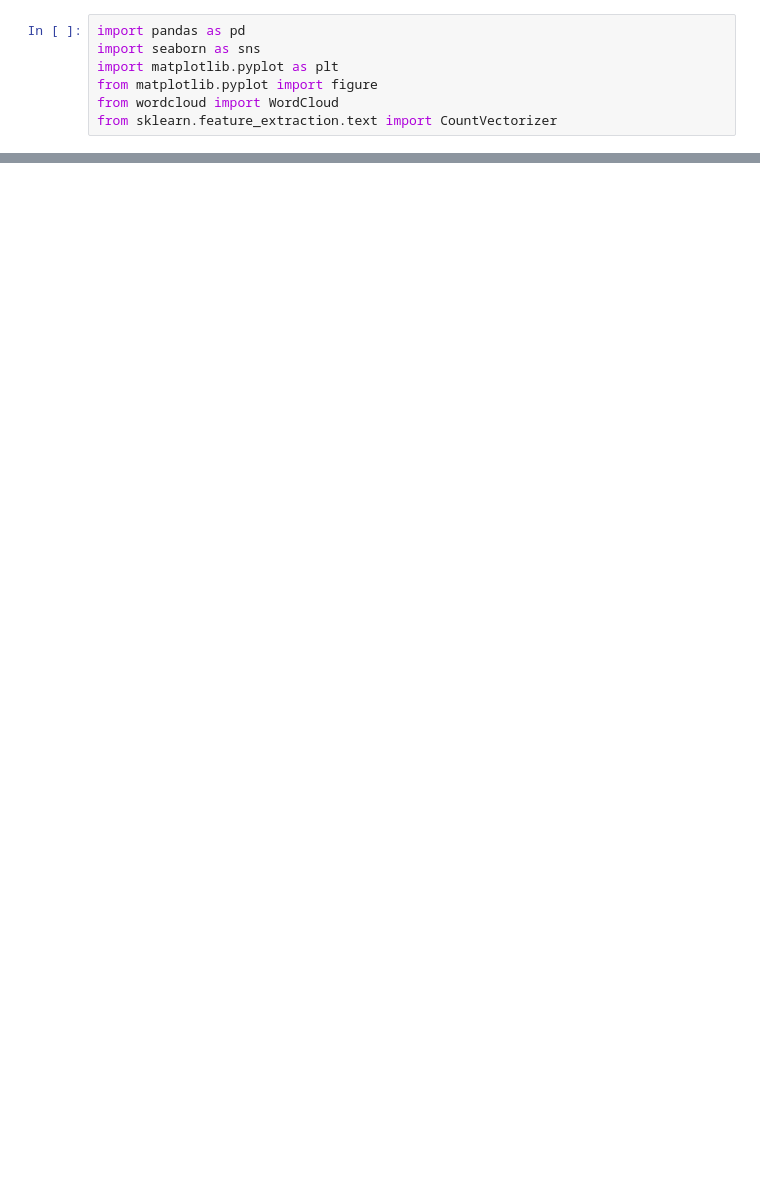
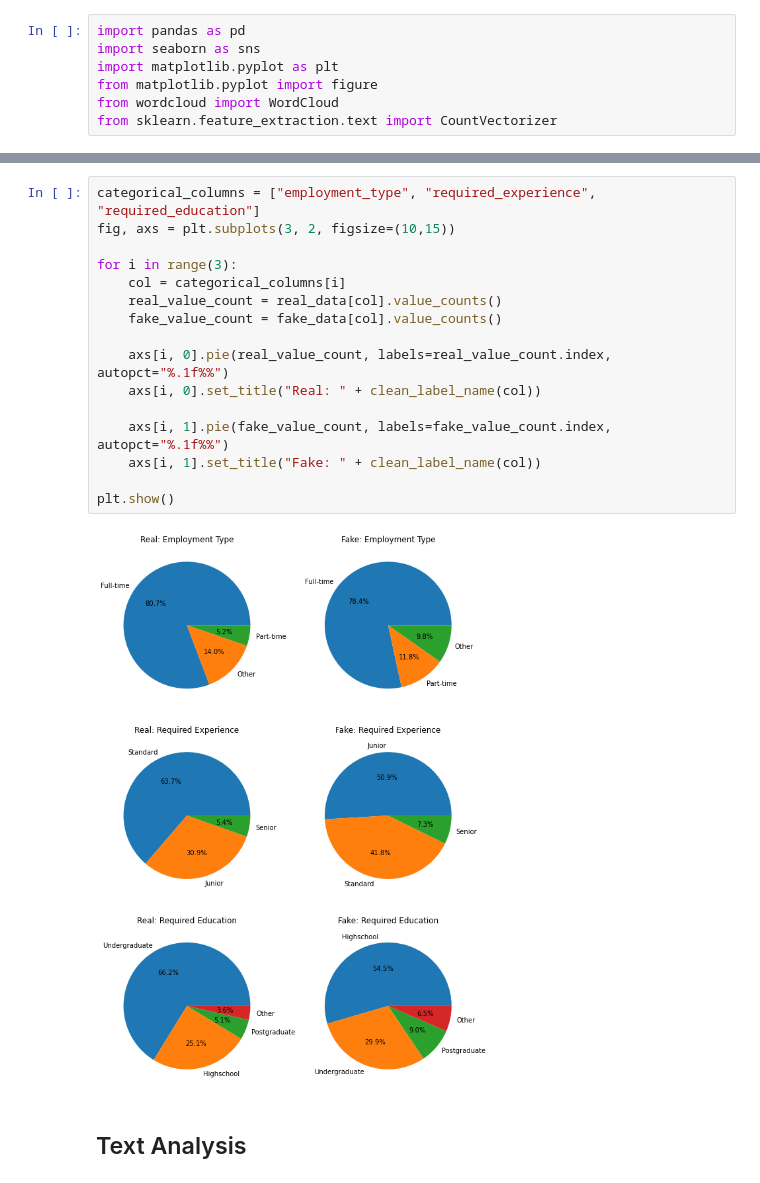
Before and after one commit to RodAli/fake-job-postings-analysis, a Jupyter notebook: Data_Visualization.ipynb, the cells around one changed output, grey strips where cells are left out. Drawn from its saved outputs; the diff is of its cells as text; blank space fills up the shorter version.

```diff
--- a/Data_Visualization.ipynb
+++ b/Data_Visualization.ipynb
@@ -53 +90,21 @@ plt.show()
+# %%
+categorical_columns = ["employment_type", "required_experience", "required_education"]
+fig, axs = plt.subplots(3, 2, figsize=(10,15))
+
+for i in range(3):
+    col = categorical_columns[i]
+    real_value_count = real_data[col].value_counts()
+    fake_value_count = fake_data[col].value_counts()
+
+    axs[i, 0].pie(real_value_count, labels=real_value_count.index, autopct="%.1f%%")
+    axs[i, 0].set_title("Real: " + clean_label_name(col))
+
+    axs[i, 1].pie(fake_value_count, labels=fake_value_count.index, autopct="%.1f%%")
+    axs[i, 1].set_title("Fake: " + clean_label_name(col))
+
+plt.show()
+# %% [output]
+[figure, added]
+# %% [markdown]
+## Text Analysis
 # %%
```
Also changed, not shown: parts of 21 cells of this notebook.
